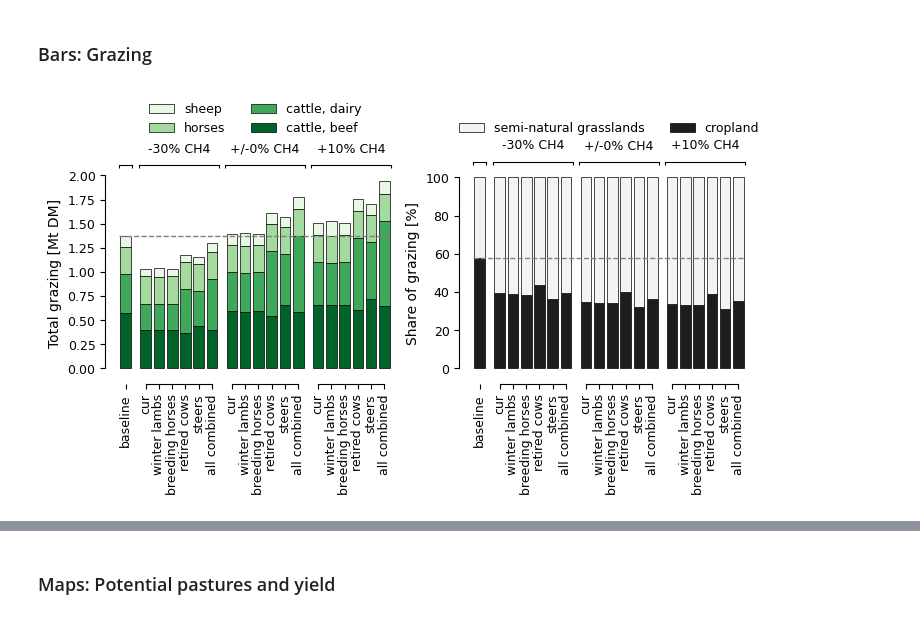
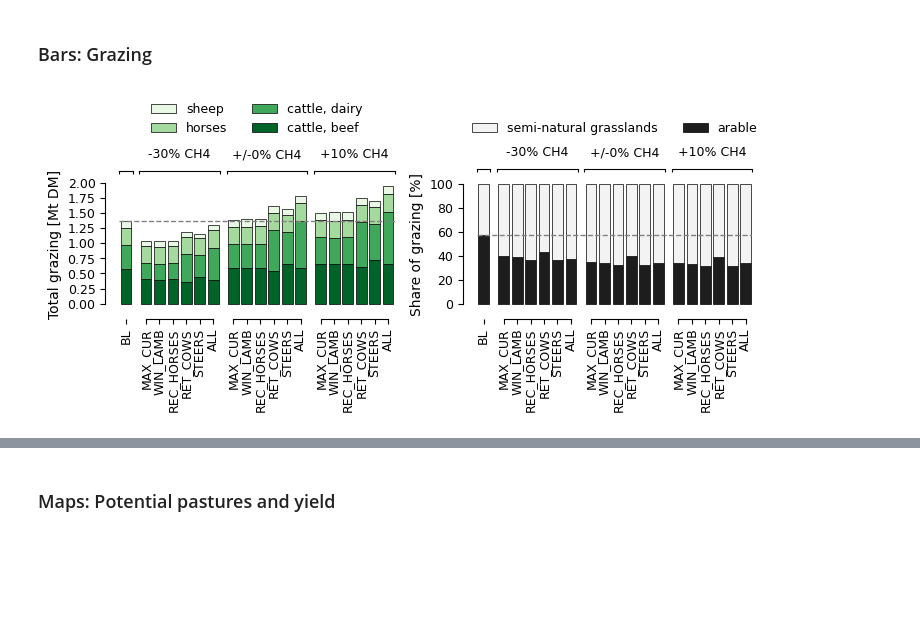
Before and after one commit to karlssonjo/seminatgrass, a Jupyter notebook: CIBUSmod_run.ipynb, the cells around one changed output, grey strips where cells are left out. Drawn from its saved outputs; the diff is of its cells as text; code cells hidden in the pictures; blank space fills up the shorter version.

```diff
--- a/CIBUSmod_run.ipynb
+++ b/CIBUSmod_run.ipynb
@@ -31,50 +31,50 @@ session = cm.Session(
 # Define scenarios
 
 session.add_scenario(
-    name = 'baseline',
+    name = 'BL',
     scenario_workbooks = None,
     modules = 'all',
     pars = 'all',
     years = 0
 )
 session.add_scenario(
-    name = 'cur',
+    name = 'MAX_CUR',
     scenario_workbooks = 'sng_area',
     modules = 'all',
     pars = 'all',
     years = [70, 100, 110]
 )
 session.add_scenario(
-    name = 'steers',
-    scenario_workbooks = ['sng_area', 'steers'],
+    name = 'STEERS',
+    scenario_workbooks = ['sng_area', 'STEERS'],
     modules = 'all',
     pars = 'all',
     years = [70, 100, 110]
 )
 session.add_scenario(
-    name = 'retired cows',
-    scenario_workbooks = ['sng_area', 'ret_cows'],
+    name = 'RET_COWS',
+    scenario_workbooks = ['sng_area', 'RET_COWS'],
     modules = 'all',
     pars = 'all',
     years = [70, 100, 110]
 )
 session.add_scenario(
-    name = 'winter lambs',
-    scenario_workbooks = ['sng_area', 'wint_lamb'],
+    name = 'WIN_LAMB',
+    scenario_workbooks = ['sng_area', 'WIN_LAMB'],
     modules = 'all',
     pars = 'all',
     years = [70, 100, 110]
 )
 session.add_scenario(
-    name = 'breeding horses',
-    scenario_workbooks = ['sng_area', 'breeding_horses'],
+    name = 'REC_HORSES',
+    scenario_workbooks = ['sng_area', 'REC_HORSES'],
     modules = 'all',
     pars = 'all',
     years = [70, 100, 110]
 )
 session.add_scenario(
-    name = 'all combined',
-    scenario_workbooks = ['sng_area', 'steers', 'ret_cows', 'wint_lamb', 'breeding_horses'],
+    name = 'ALL',
+    scenario_workbooks = ['sng_area', 'STEERS', 'RET_COWS', 'WIN_LAMB', 'REC_HORSES'],
     modules = 'all',
     pars = 'all',
     years = [70, 100, 110]
@@ -116,7 +116,7 @@ map_style_div = {
 }
 
 # Get final iteration of each scenario
-scn_final = [(scn, '100' if '100' in years else '0') for scn, years in session.scenarios('has output').items()]
+scn_final = [(scn, '110' if '110' in years else '0') for scn, years in session.scenarios('has output').items()]
 
 rename_years = {
     '0' : '',
@@ -134,5 +134,10 @@ sort = (
     .sort_values()
     .index
 )
+
+def _legend_r(ax):
+    ax.legend(loc='center left', bbox_to_anchor=(1,0.5), frameon=False, ncol=1, fontsize=9, reverse=True)
+def _legend_t(ax):
+    ax.legend(loc='lower center', bbox_to_anchor=(0.5,1.3), frameon=False, ncol=2, fontsize=9, reverse=True)
 # %% [markdown]
 ### Bars: Main results
@@ -274,43 +310,44 @@ d2 = (
     .loc[:,'grazing']
     .apply(lambda x: x/x.sum()*100, axis=1)
     .rename(rename_years)
+    .rename(columns={'cropland':'arable'})
     .loc[sort]
 )
 
-fig,axs = plt.subplots(1,2, figsize=(7.5,4.5))
+fig,axs = plt.subplots(1,2, figsize=(7.5,4))
 ax = axs[0]
 cm.plot.bar(
     d1,
     group_levels='year',
     cmap='Greens',
     ylabel='Total grazing [Mt DM]',
     ylabel_fontsize=10,
     ticklabels_fontsize=9,
     grouplabels_fontsize=9,
     ax=ax
 )
-ax.axhline(y=d1.sum(axis=1).loc['baseline'].iloc[0], linestyle='--', linewidth=1, color='grey')
+ax.axhline(y=d1.sum(axis=1).loc['BL'].iloc[0], linestyle='--', linewidth=1, color='grey')
 
 ax = axs[1]
 cm.plot.bar(
     d2,
     group_levels='year',
     cmap='Greys',
     ylabel='Share of grazing [%]',
     ylabel_fontsize=10,
     ticklabels_fontsize=9,
     grouplabels_fontsize=9,
     ax=ax
 )
-ax.axhline(y=d2.loc['baseline','cropland'].iloc[0], linestyle='--', linewidth=1, color='grey')
+ax.axhline(y=d2.loc['BL','arable'].iloc[0], linestyle='--', linewidth=1, color='grey')
 
 for ax in axs.flatten():
-    ax.legend(loc='lower center', bbox_to_anchor=(0.5,1.15), frameon=False, ncol=2, fontsize=9, reverse=True)
+    _legend_t(ax)
 
 plt.tight_layout()
 plt.show()
 # %% [output]
-[figure, old version]
+[figure, new version]
 # %%
 rename_crp = {
     'Ley for grazing' : 'Pastures on arable land',
```
Also changed, not shown: parts of 20 cells of this notebook, 4 other files.
